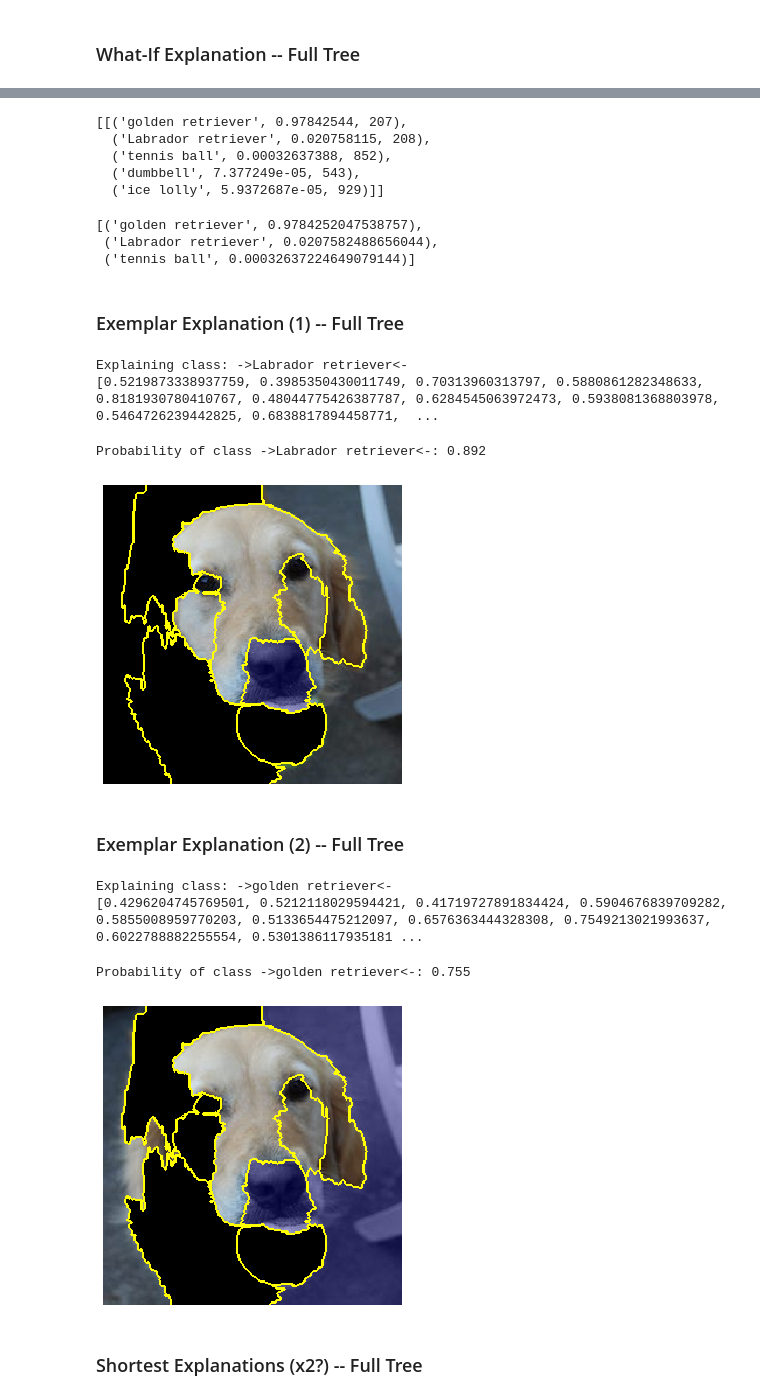
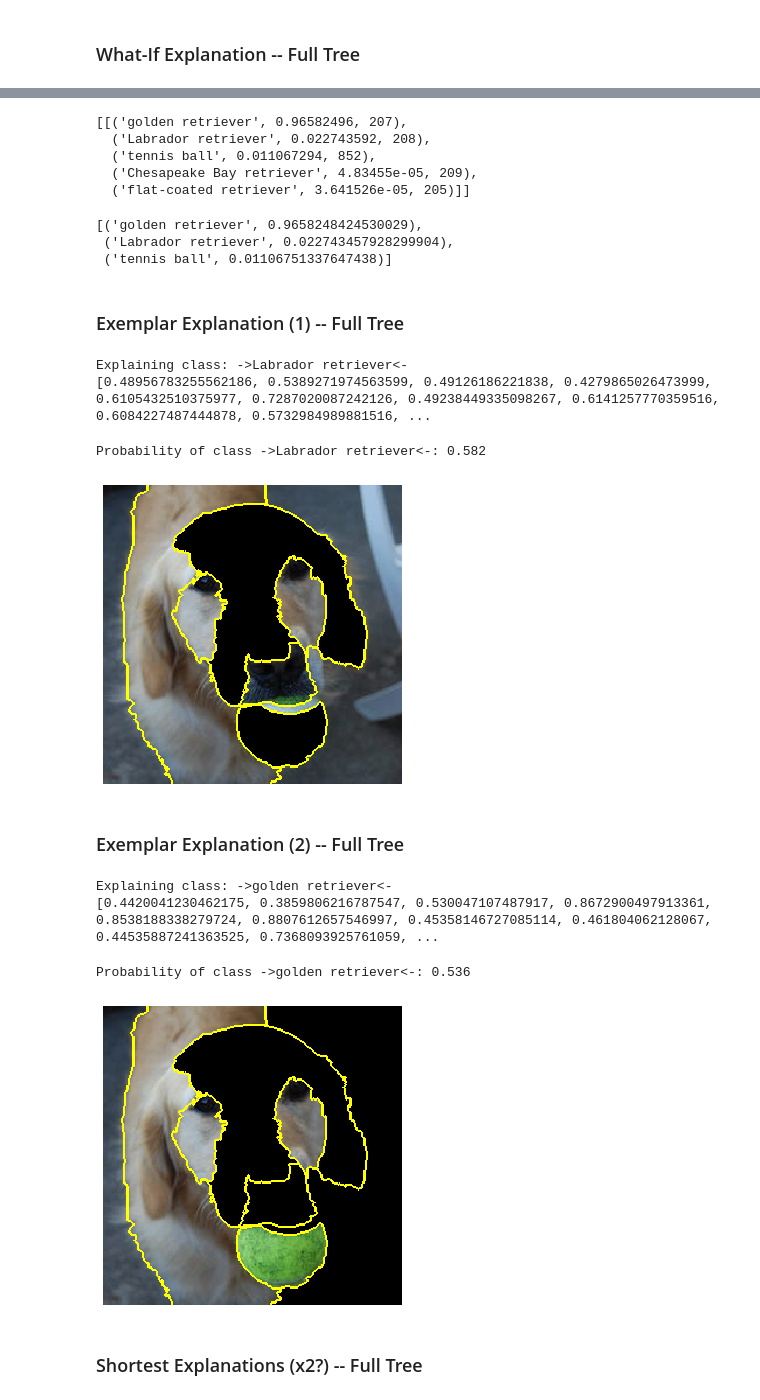
Before and after one commit to So-Cool/bLIMEy, a Jupyter notebook: IJCAI_2023/limetree_explanations.ipynb, the cells around one changed output, grey strips where cells are left out. Saved outputs shown, nothing was run; the diff lists cells and outputs as text; code cells hidden in the pictures.

Commit message:
Better segmentation

```diff
--- a/IJCAI_2023/limetree_explanations.ipynb
+++ b/IJCAI_2023/limetree_explanations.ipynb
@@ -88,7 +91,7 @@ fatf.setup_random_seed(42)
 
 segmenter = fatf_segmentation.QuickShift(
     dog_array,
-    ratio=0.2,      # 0.1
-    kernel_size=5,  # 10
-    max_dist=50)    # 30
+    ratio=0.4,
+    kernel_size=5,
+    max_dist=50)
 # %% [output]
@@ -143,0 +119,15 @@ Number of segments: 8
+# %%
+dog_segment_merge = [                   # RETRIEVER
+    [25],                               # ball
+    [14],                               # left eye
+    [10],                               # right eye
+    [21],                               # nose
+    [4, 5, 9, 12, 16, 20],              # face
+    [1, 3, 8, 13, 18, 23, 27, 29, 32],  # body
+    [6, 15, 19, 26, 30],                # left bg
+    [2, 7, 11, 17, 22, 24, 28, 31]      # right bg
+]
+
+_ = segmenter.merge_segments(dog_segment_merge, inplace=True)
+segmenter.segments_number = len(dog_segment_merge)
+print(f'Number of segments: {segmenter.segments_number}')
@@ -501,11 +493,11 @@ clf.proba2tuple(
     labels_no=5
 )
 # %% [output]
-[[('golden retriever', 0.97842544, 207),
-  ('Labrador retriever', 0.020758115, 208),
-  ('tennis ball', 0.00032637388, 852),
-  ('dumbbell', 7.377249e-05, 543),
-  ('ice lolly', 5.9372687e-05, 929)]]
+[[('golden retriever', 0.96582496, 207),
+  ('Labrador retriever', 0.022743592, 208),
+  ('tennis ball', 0.011067294, 852),
+  ('Chesapeake Bay retriever', 4.83455e-05, 209),
+  ('flat-coated retriever', 3.641526e-05, 205)]]
 # %%
 dog_sans_ball_binary = np.ones(segmenter.segments_number, dtype=np.int16)
 dog_sans_ball_binary[segment_id_ball - 1] = 0
@@ -513,9 +505,9 @@ dog_sans_ball_binary[segment_id_ball - 1] = 0
 list(zip(classes_names,
          tree_multi.predict([dog_sans_ball_binary])[0]))
 # %% [output]
-[('golden retriever', 0.9784252047538757),
- ('Labrador retriever', 0.0207582488656044),
- ('tennis ball', 0.00032637224649079144)]
+[('golden retriever', 0.9658248424530029),
+ ('Labrador retriever', 0.022743457928299904),
+ ('tennis ball', 0.01106751337647438)]
 # %% [markdown]
 ### Exemplar Explanation (1) -- Full Tree
 # %%
@@ -534,9 +526,9 @@ print(f'Explaining class: ->{classes_names[class_id]}<-')
 print(class_prediction)
 # %% [output]
 Explaining class: ->Labrador retriever<-
-[0.5219873338937759, 0.3985350430011749, 0.70313960313797, 0.5880861282348633, 0.8181930780410767, 0.48044775426387787, 0.6284545063972473, 0.5938081368803978, 0.5464726239442825, 0.6838817894458771,  ...
+[0.48956783255562186, 0.5389271974563599, 0.49126186221838, 0.4279865026473999, 0.6105432510375977, 0.7287020087242126, 0.49238449335098267, 0.6141257770359516, 0.6084227487444878, 0.5732984989881516, ...
 # %%
-vis_id = 17
+vis_id = 20
 
 print(f'Probability of class ->{classes_names[class_id]}<-: '
       f'{class_prediction[vis_id]:.3f}')
@@ -563,8 +555,8 @@ imshow(example_highlight_)
 plt.imsave(f'_figures/explanation_limetree_multi-tree-example{class_id}.pdf',  # jpeg
             example_highlight_)
 # %% [output]
-Probability of class ->Labrador retriever<-: 0.892
+Probability of class ->Labrador retriever<-: 0.582
-[figure, old version]
+[figure, new version]
 # %% [markdown]
 ### Exemplar Explanation (2) -- Full Tree
 # %%
@@ -583,37 +575,37 @@ print(f'Explaining class: ->{classes_names[class_id]}<-')
 print(class_prediction)
 # %% [output]
 Explaining class: ->golden retriever<-
-[0.4296204745769501, 0.5212118029594421, 0.41719727891834424, 0.5904676839709282, 0.5855008959770203, 0.5133654475212097, 0.6576363444328308, 0.7549213021993637, 0.6022788882255554, 0.5301386117935181 ...
+[0.4420041230462175, 0.3859806216787547, 0.530047107487917, 0.8672900497913361, 0.8538188338279724, 0.8807612657546997, 0.45358146727085114, 0.461804062128067, 0.44535887241363525, 0.7368093925761059, ...
 # %%
-vis_id = 7
+vis_id = 63
 
 print(f'Probability of class ->{classes_names[class_id]}<-: '
       f'{class_prediction[vis_id]:.3f}')
 
 # Highlight none
 if image_spec[vis_id]['none']:
     example_highlight = segmenter.highlight_segments(
         image_spec[vis_id]['none'], colour=highlight_colours['none'])
 else:
     example_highlight = segmenter.image.copy()
 # leave on
 # Occlude off
 if image_spec[vis_id]['off']:
     example_highlight = occluder.occlude_segments(
         image_spec[vis_id]['off'], image=example_highlight)
 else:
     example_highlight = example_highlight
 # highlight boundaries
 example_highlight_ = segmenter.mark_boundaries(
     image=example_highlight, colour=(255, 255, 0))
 
 imshow(example_highlight_)
 
 plt.imsave(f'_figures/explanation_limetree_multi-tree-example{class_id}.pdf',  # jpeg
             example_highlight_)
 # %% [output]
-Probability of class ->golden retriever<-: 0.755
+Probability of class ->golden retriever<-: 0.536
-[figure, old version]
+[figure, new version]
 # %% [markdown]
 ### Shortest Explanations (x2?) -- Full Tree
 # %%
```
Also changed, not shown: parts of 43 cells of this notebook, 1 other file.
